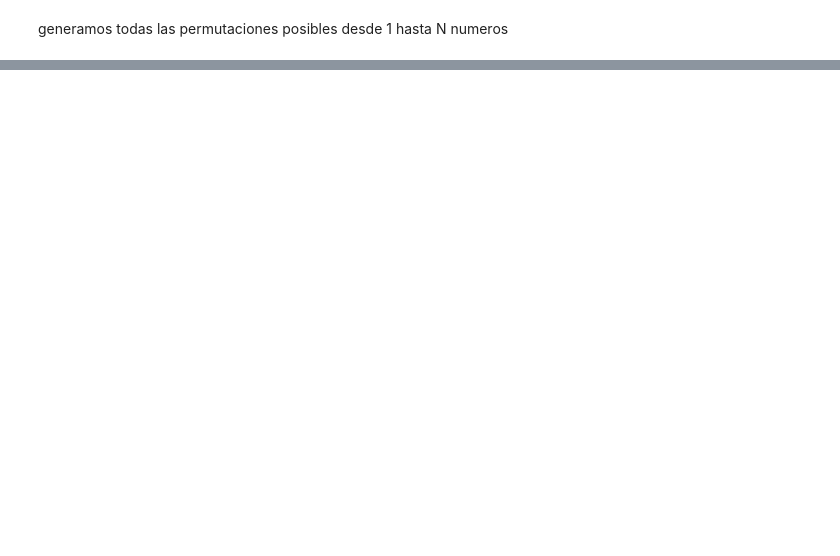
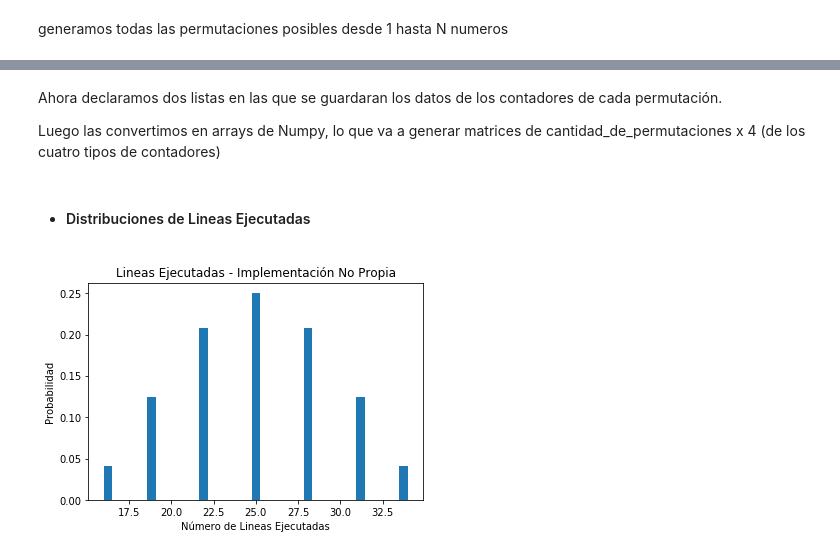
Before and after one commit to jedcastroag/Alorithms, a Jupyter notebook: InsertionSort.ipynb, the cells around one changed output, grey strips where cells are left out. Cells and saved outputs as stored; diff of their text form; code cells hidden in the pictures; blank space fills up the shorter version.

Commit message:
Terminado el Análisis de Insertionsort

```diff
--- a/InsertionSort.ipynb
+++ b/InsertionSort.ipynb
@@ -5,0 +11,2 @@ import numpy as np
+# %%
+N = 4
@@ -6,6 +15,2 @@ import numpy as np
 # %% [markdown]
 generamos todas las permutaciones posibles desde 1 hasta N numeros
-# %%
-N = 3
-perm = list(its.permutations(range(1,N+1)))
-len(perm)
@@ -66,6 +16,0 @@ def insertion_sort_num_instr(A):
-# %%
-number_instructions_list_mine =[]
-for p in perm:
-    number_instructions_list_mine.append(insertion_sort_num_instr(list(p)))
-
-print (number_instructions_list_mine)
@@ -73,0 +111,23 @@ print (number_instructions_list_mine)
+# %% [markdown]
+Ahora declaramos dos listas en las que se guardaran los datos de los contadores de cada permutación.
+
+Luego las convertimos en arrays de Numpy, lo que va a generar matrices de cantidad_de_permutaciones x 4 (de los cuatro tipos de contadores)
+# %%
+counters_list_mine = []
+counters_list = []
+for p in perm:
+    counters_list_mine.append(insertion_sort_counter_mine(list(p)))
+    counters_list.append(insertion_sort_counter(list(p)))
+
+np_counters_list_mine = np.array(counters_list_mine)
+np_counters_list = np.array(counters_list)
+# %% [markdown]
+* #### Distribuciones de Lineas Ejecutadas
+# %%
+n = len(np_counters_list[:,0])
+plt.hist(np_counters_list[:,0],bins=np_counters_list[:,0].max()+1,weights=np.linspace(1.0/n,1.0/n,n));
+plt.xlabel("Número de Lineas Ejecutadas");
+plt.ylabel("Probabilidad");
+plt.title("Lineas Ejecutadas - Implementación No Propia");
+# %% [output]
+[figure, added]
```
Also changed, not shown: parts of 49 cells of this notebook.
